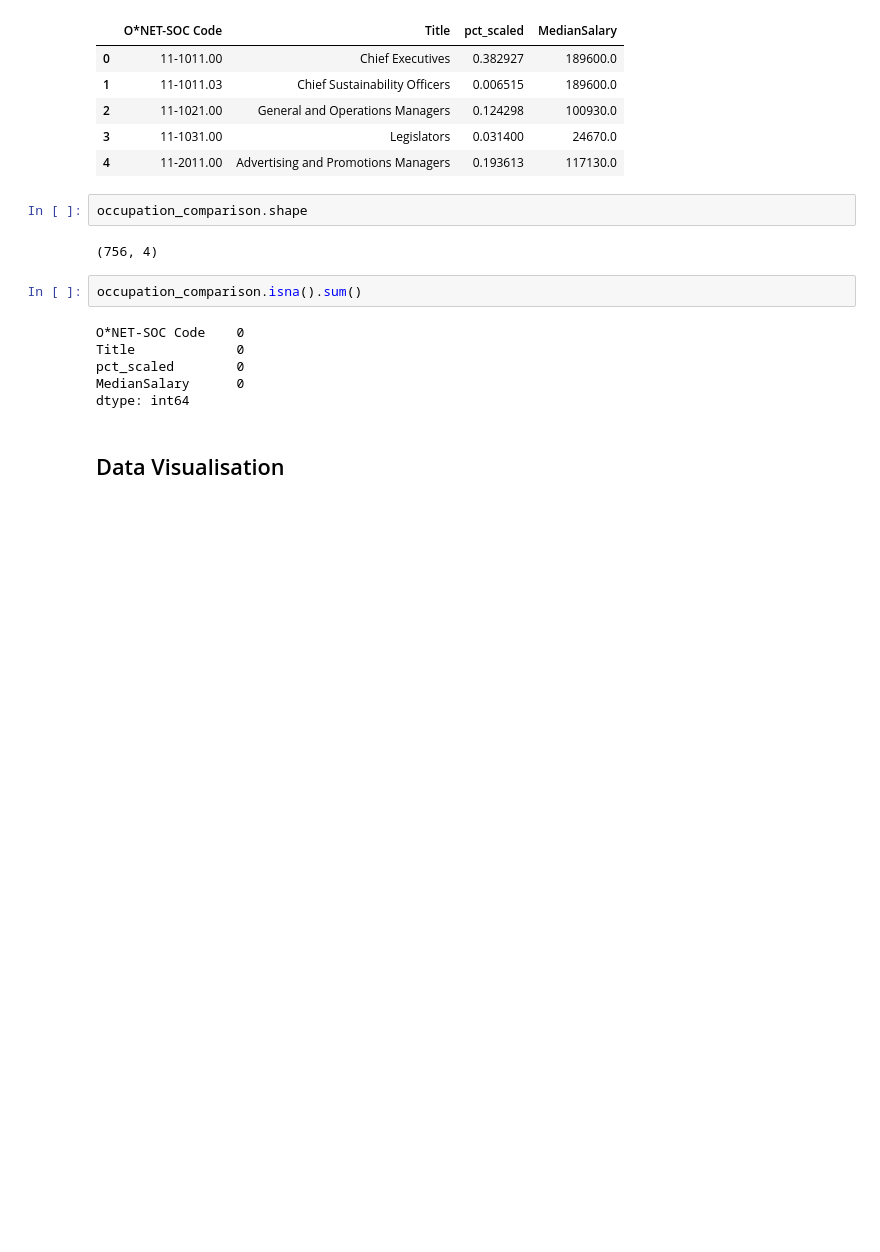
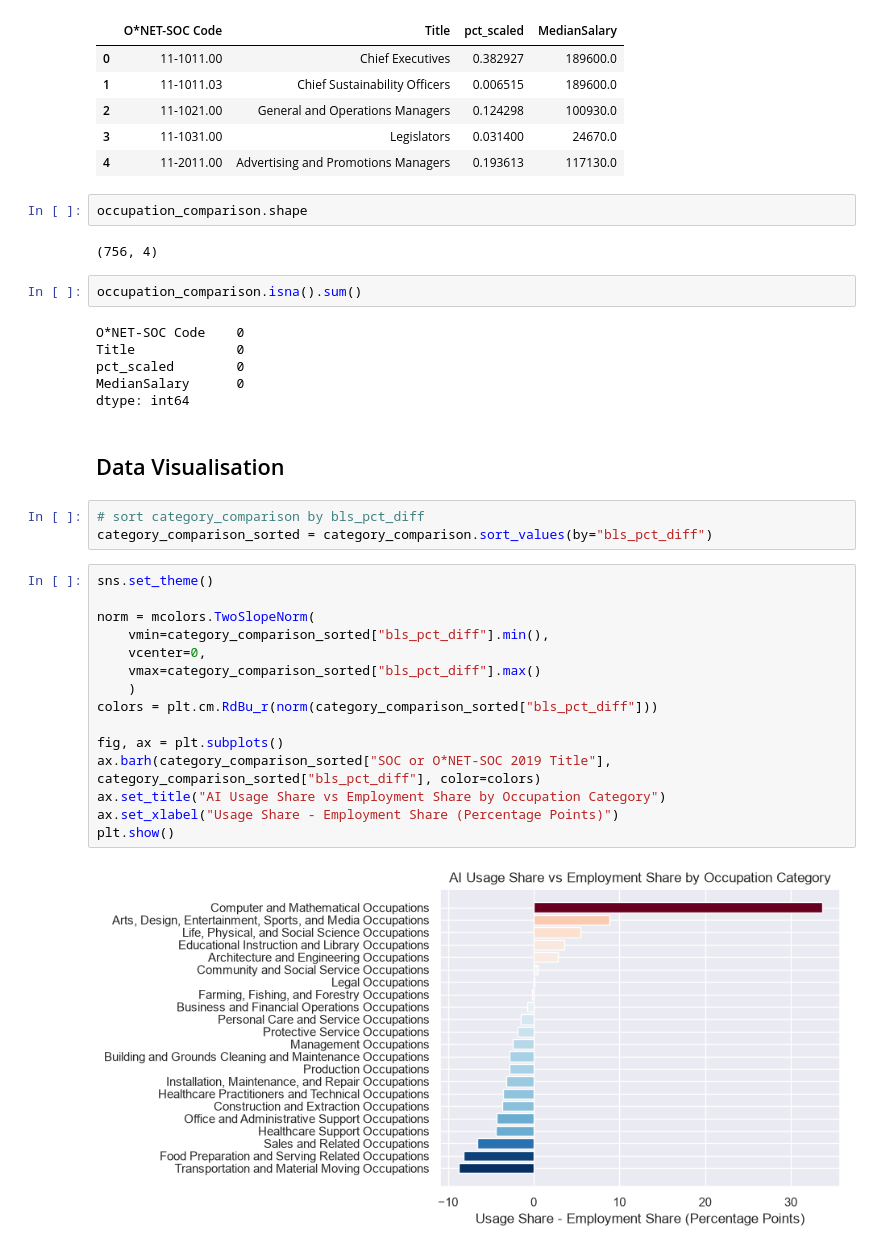
Before and after one commit to zaki-rogers/ai-labour-market-exposure, a Jupyter notebook: 01_eda.ipynb, the cells around one changed output. Drawn from its saved outputs; the diff is of its cells as text; blank space fills up the shorter version.

Commit message:
Add AI Usage Share vs Employment Share by Occupation Category

```diff
--- a/01_eda.ipynb
+++ b/01_eda.ipynb
@@ -502,3 +504,23 @@ MedianSalary      0
 dtype: int64
 # %% [markdown]
 ## Data Visualisation
+# %%
+# sort category_comparison by bls_pct_diff
+category_comparison_sorted = category_comparison.sort_values(by="bls_pct_diff")
+# %%
+sns.set_theme()
+
+norm = mcolors.TwoSlopeNorm(
+    vmin=category_comparison_sorted["bls_pct_diff"].min(),
+    vcenter=0,
+    vmax=category_comparison_sorted["bls_pct_diff"].max()
+    )
+colors = plt.cm.RdBu_r(norm(category_comparison_sorted["bls_pct_diff"]))
+
+fig, ax = plt.subplots()
+ax.barh(category_comparison_sorted["SOC or O*NET-SOC 2019 Title"], category_comparison_sorted["bls_pct_diff"], color=colors)
+ax.set_title("AI Usage Share vs Employment Share by Occupation Category")
+ax.set_xlabel("Usage Share - Employment Share (Percentage Points)")
+plt.show()
+# %% [output]
+[figure, added]
```
Also changed, not shown: parts of 3 cells of this notebook.
